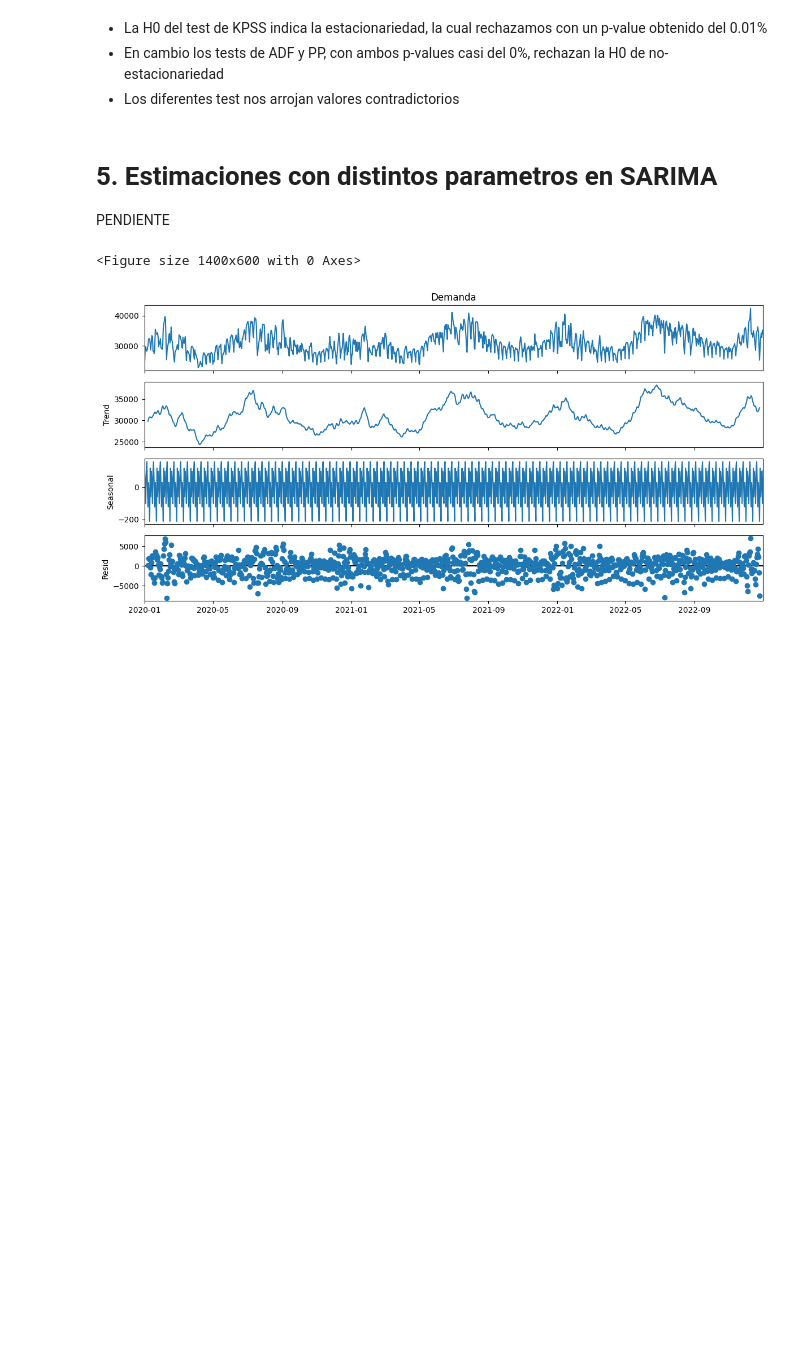
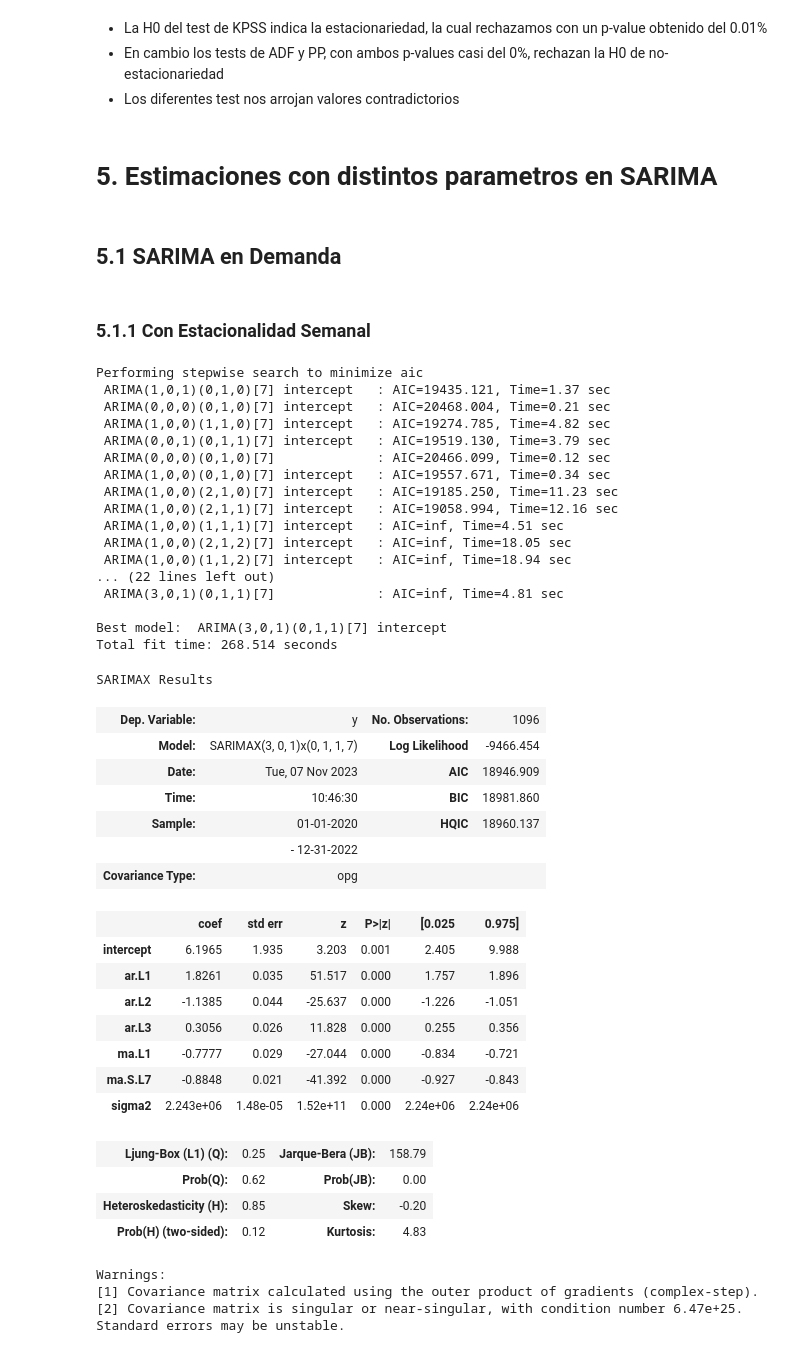
Before and after one commit to AndresMontesDeOca/TimeSeries, a Jupyter notebook: TP1_Ale_v3.ipynb, the cells around one changed output. Cells and saved outputs as stored; diff of their text form; code cells hidden in the pictures; blank space fills up the shorter version.

```diff
--- a/TP1_Ale_v3.ipynb
+++ b/TP1_Ale_v3.ipynb
@@ -535,15 +535,64 @@ Alternative Hypothesis: The process is weakly stationary.
 - Los diferentes test nos arrojan valores contradictorios
 # %% [markdown]
 # 5. Estimaciones con distintos parametros en SARIMA
-PENDIENTE
-# %%
-# Analizamos la descomposicion de la Serie
-
-from statsmodels.tsa.seasonal import seasonal_decompose
-
-plt.figure(figsize=(14, 6))
-seasonal_decompose(data['Demanda'], model='additive', period=12).plot()
-plt.show()
-# %% [output]
-<Figure size 1400x600 with 0 Axes>
-[figure, removed]
+# %% [markdown]
+## 5.1 SARIMA en Demanda
+# %% [markdown]
+### 5.1.1 Con Estacionalidad Semanal
+# %%
+# Usamos AUTO-Arima con Estaiconalidad Semanal para encontrar el mejor modelo
+from statsmodels.tsa.statespace.sarimax import SARIMAX
+from pmdarima import auto_arima
+
+# Utilizar auto_arima para identificar los mejores parámetros con estacionalidad semanal
+stepwise_fit = auto_arima(data['Demanda'], start_p=1, start_q=1,
+                          max_p=3, max_q=3, m=7,
+                          start_P=0, start_Q=0, seasonal=True,
+                          d=None, D=1, trace=True,
+                          error_action='ignore',
+                          suppress_warnings=True,
+                          stepwise=True)
+
+# Resumen de los resultados
+stepwise_fit.summary()
+# %% [output]
+Performing stepwise search to minimize aic
+ ARIMA(1,0,1)(0,1,0)[7] intercept   : AIC=19435.121, Time=1.37 sec
+ ARIMA(0,0,0)(0,1,0)[7] intercept   : AIC=20468.004, Time=0.21 sec
+ ARIMA(1,0,0)(1,1,0)[7] intercept   : AIC=19274.785, Time=4.82 sec
+ ARIMA(0,0,1)(0,1,1)[7] intercept   : AIC=19519.130, Time=3.79 sec
+ ARIMA(0,0,0)(0,1,0)[7]             : AIC=20466.099, Time=0.12 sec
+ ARIMA(1,0,0)(0,1,0)[7] intercept   : AIC=19557.671, Time=0.34 sec
+ ARIMA(1,0,0)(2,1,0)[7] intercept   : AIC=19185.250, Time=11.23 sec
+ ARIMA(1,0,0)(2,1,1)[7] intercept   : AIC=19058.994, Time=12.16 sec
+ ARIMA(1,0,0)(1,1,1)[7] intercept   : AIC=inf, Time=4.51 sec
+ ARIMA(1,0,0)(2,1,2)[7] intercept   : AIC=inf, Time=18.05 sec
+ ARIMA(1,0,0)(1,1,2)[7] intercept   : AIC=inf, Time=18.94 sec
+... (22 lines left out)
+ ARIMA(3,0,1)(0,1,1)[7]             : AIC=inf, Time=4.81 sec
+
+Best model:  ARIMA(3,0,1)(0,1,1)[7] intercept
+Total fit time: 268.514 seconds
+SARIMAX Results
+| Dep. Variable: | y | No. Observations: | 1096 |
+| Model: | SARIMAX(3, 0, 1)x(0, 1, 1, 7) | Log Likelihood | -9466.454 |
+| Date: | Tue, 07 Nov 2023 | AIC | 18946.909 |
+| Time: | 10:46:30 | BIC | 18981.860 |
+| Sample: | 01-01-2020 | HQIC | 18960.137 |
+|  | - 12-31-2022 |  |  |
+| Covariance Type: | opg |  |  |
+|  | coef | std err | z | P>|z| | [0.025 | 0.975] |
+| intercept | 6.1965 | 1.935 | 3.203 | 0.001 | 2.405 | 9.988 |
+| ar.L1 | 1.8261 | 0.035 | 51.517 | 0.000 | 1.757 | 1.896 |
+| ar.L2 | -1.1385 | 0.044 | -25.637 | 0.000 | -1.226 | -1.051 |
+| ar.L3 | 0.3056 | 0.026 | 11.828 | 0.000 | 0.255 | 0.356 |
+| ma.L1 | -0.7777 | 0.029 | -27.044 | 0.000 | -0.834 | -0.721 |
+| ma.S.L7 | -0.8848 | 0.021 | -41.392 | 0.000 | -0.927 | -0.843 |
+| sigma2 | 2.243e+06 | 1.48e-05 | 1.52e+11 | 0.000 | 2.24e+06 | 2.24e+06 |
+| Ljung-Box (L1) (Q): | 0.25 | Jarque-Bera (JB): | 158.79 |
+| Prob(Q): | 0.62 | Prob(JB): | 0.00 |
+| Heteroskedasticity (H): | 0.85 | Skew: | -0.20 |
+| Prob(H) (two-sided): | 0.12 | Kurtosis: | 4.83 |
+Warnings:
+[1] Covariance matrix calculated using the outer product of gradients (complex-step).
+[2] Covariance matrix is singular or near-singular, with condition number 6.47e+25. Standard errors may be unstable.
```
Also changed, not shown: parts of 21 cells of this notebook.
